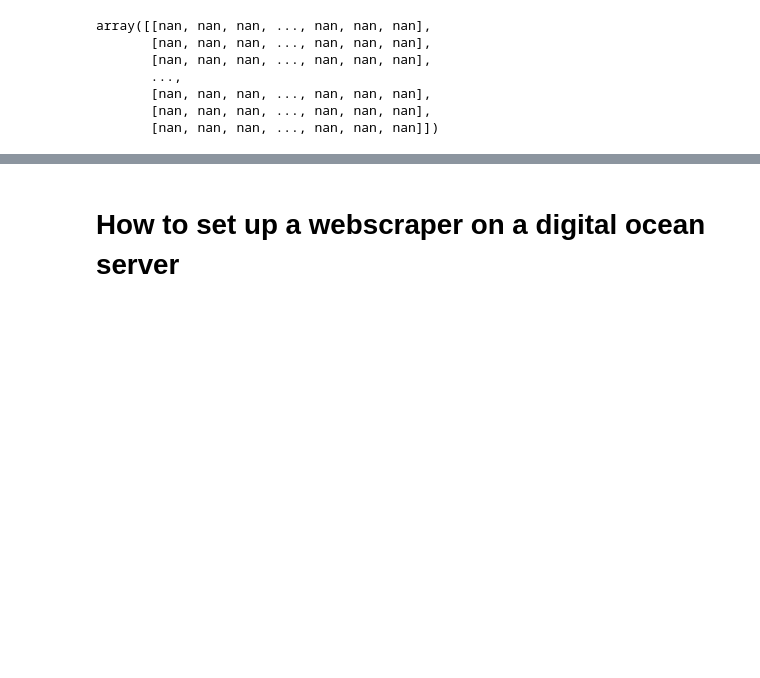
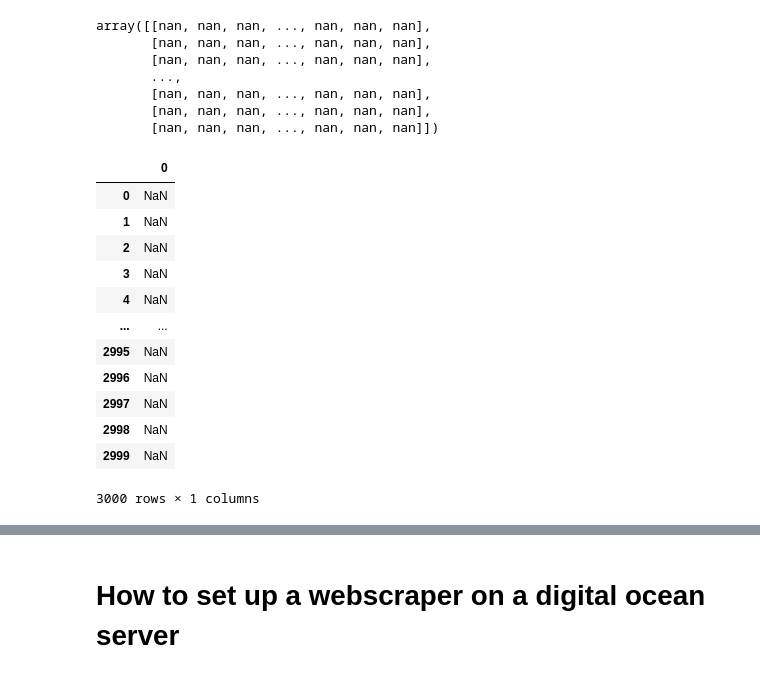
Before and after one commit to mcwaage1/webscraping, a Jupyter notebook: psych_definitions_webscraping.ipynb, the cells around one changed output, grey strips where cells are left out. Cells and saved outputs as stored; diff of their text form; code cells hidden in the pictures; blank space fills up the shorter version.

```diff
--- a/psych_definitions_webscraping.ipynb
+++ b/psych_definitions_webscraping.ipynb
@@ -259,6 +267,23 @@ array([[nan, nan, nan, ..., nan, nan, nan],
 # len(nan)
 # %%
 # len(nan[0])
+# %%
+df2 = pd.DataFrame(nan)
+df2
+# %% [output]
+|  | 0 |
+| 0 | NaN |
+| 1 | NaN |
+| 2 | NaN |
+| 3 | NaN |
+| 4 | NaN |
+| ... | ... |
+| 2995 | NaN |
+| 2996 | NaN |
+| 2997 | NaN |
+| 2998 | NaN |
+| 2999 | NaN |
+3000 rows × 1 columns
 # %%
 def get_words():
     list_of_urls =  ['a',
```
Also changed, not shown: parts of 10 cells of this notebook.
